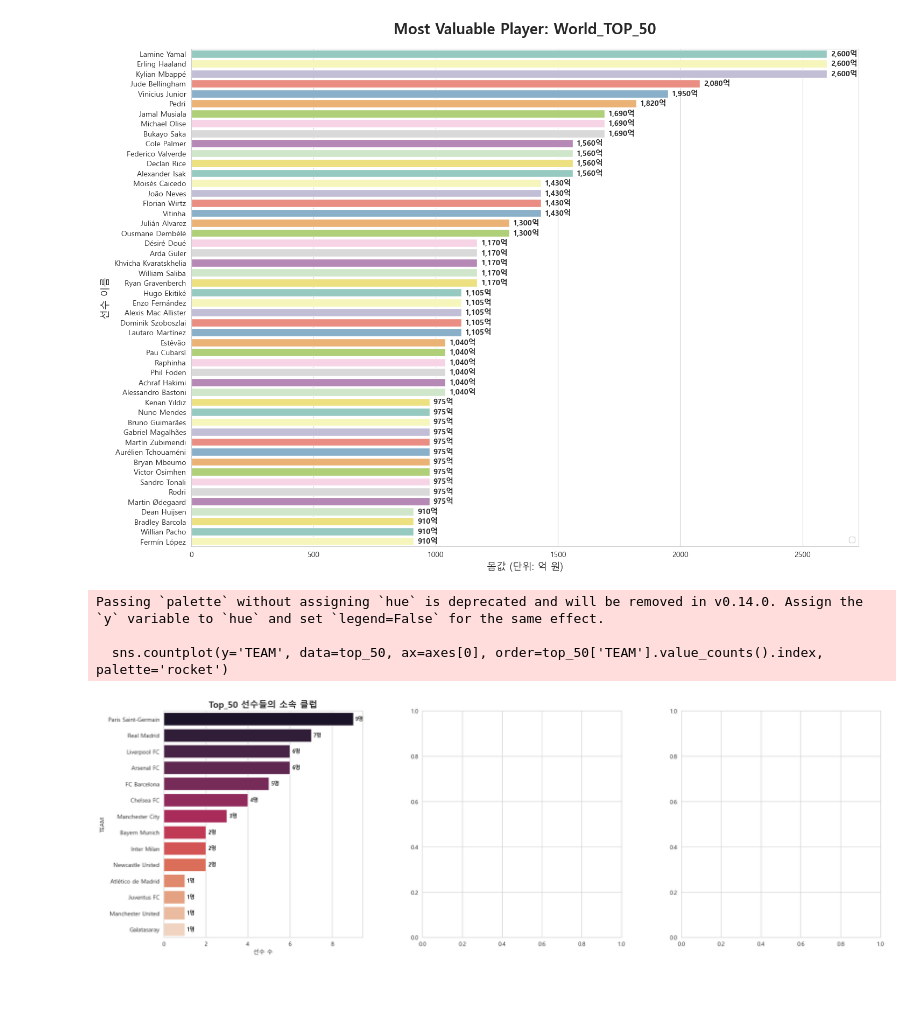
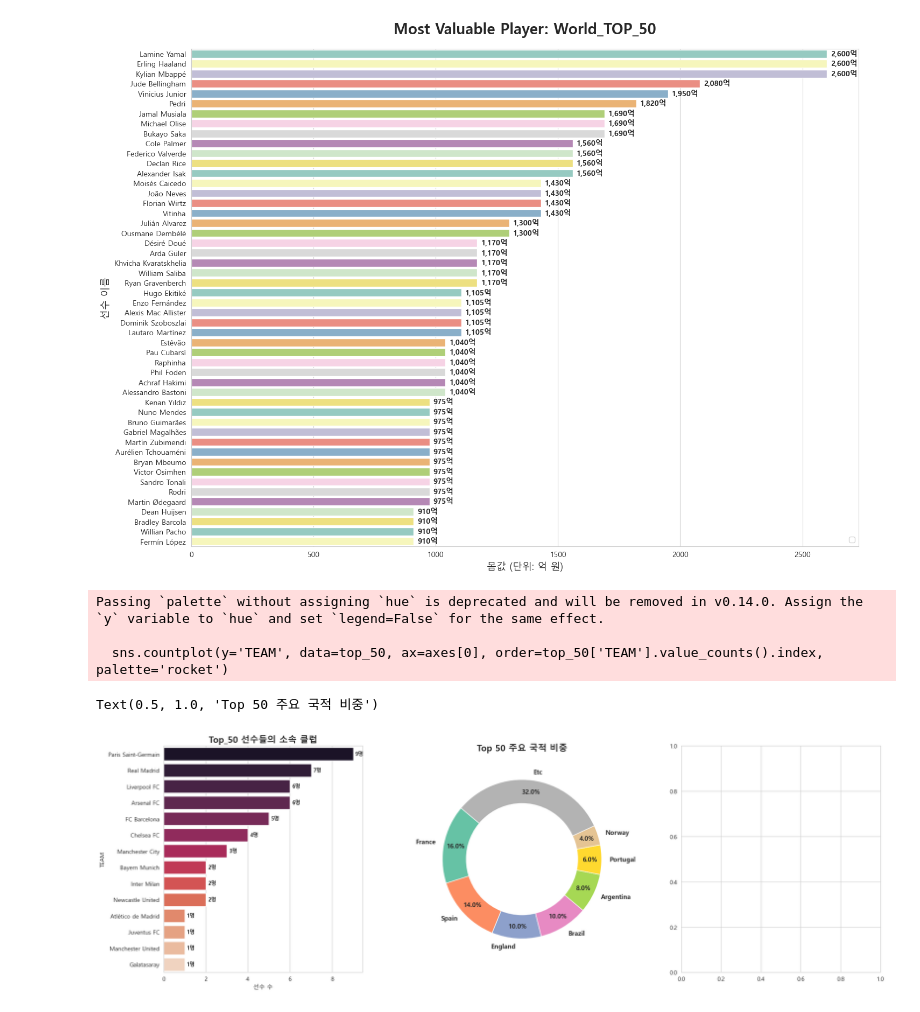
Before and after one commit to 0jyyyyy/Soccer_Lens, a Jupyter notebook: Transfermarkt-Value-Analysis(TVA)/World/world_tva_dashboard.ipynb, the cells around one changed output. Drawn from its saved outputs; the diff is of its cells as text; code cells hidden in the pictures.

```diff
--- a/Transfermarkt-Value-Analysis(TVA)/World/world_tva_dashboard.ipynb
+++ b/Transfermarkt-Value-Analysis(TVA)/World/world_tva_dashboard.ipynb
@@ -92,21 +92,39 @@ Passing `palette` without assigning `hue` is deprecated and will be removed in v
 # %%
 # Top 50의 소속 클럽, 국적, 포지션 분포 (3개의 그래프로)
 # 한 번에 3개의 그래프를 그리기 위한 설정
 fig, axes = plt.subplots(1, 3, figsize=(22,7))
 plt.subplots_adjust(wspace=0.3) # 그래프 사이의 간격
 
 # 1. 소속 클럽 분포
 sns.countplot(y='TEAM', data=top_50, ax=axes[0], order=top_50['TEAM'].value_counts().index, palette='rocket')
 axes[0].set_title('Top_50 선수들의 소속 클럽', fontsize=15, fontweight='bold')
 axes[0].set_xlabel('선수 수')
 
 # 막대 옆 숫자 표시
 for p in axes[0].patches:
   axes[0].annotate(f'{int(p.get_width())}명',
                    (p.get_width() + 0.1, p.get_y() + p.get_height() / 2),
                    va='center', fontsize=9, fontweight='bold')
+
+# 2. 국적
+# 상위 7개국만 표시하고 나머지는 'Etc'로 합쳐서 보여주기
+nation_counts = top_50['NATIONALITY'].value_counts()
+top_nations = nation_counts.head(7)
+etc_nations = pd.Series({'Etc': nation_counts.iloc[7:].sum()})
+plot_nations = pd.concat([top_nations, etc_nations])
+
+# 중앙에 구멍이 뚫린 도넛 차트
+axes[1].pie(plot_nations, labels=plot_nations.index, autopct='%1.1f%%',
+            startangle=140, pctdistance=0.85, colors=sns.color_palette('Set2'),
+            textprops={'fontsize': 11, 'fontweight': 'bold'})
+
+# 중앙에 흰색 원을 그린 도넛 모양
+centre_circle = plt.Circle((0,0), 0.70, fc='white')
+axes[1].add_artist(centre_circle)
+axes[1].set_title('Top 50 주요 국적 비중', fontsize=15, fontweight= 'bold', pad=15)
 # %% [output]
 Passing `palette` without assigning `hue` is deprecated and will be removed in v0.14.0. Assign the `y` variable to `hue` and set `legend=False` for the same effect.
 
   sns.countplot(y='TEAM', data=top_50, ax=axes[0], order=top_50['TEAM'].value_counts().index, palette='rocket')
+Text(0.5, 1.0, 'Top 50 주요 국적 비중')
-[figure, old version]
+[figure, new version]
```
